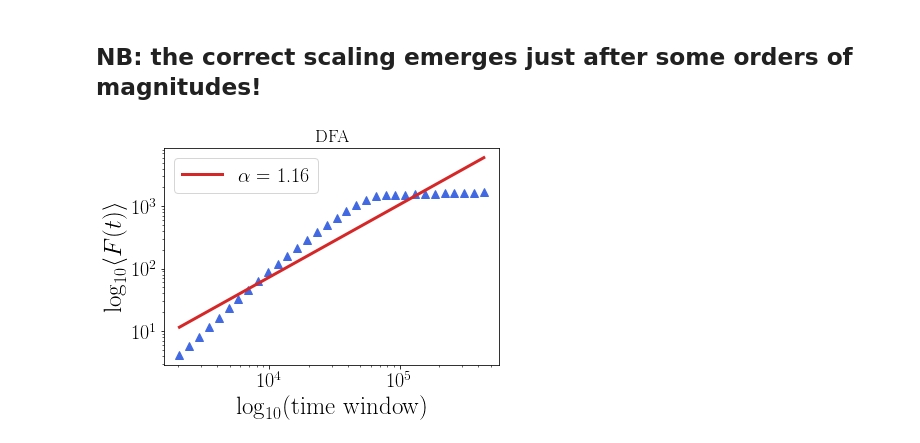
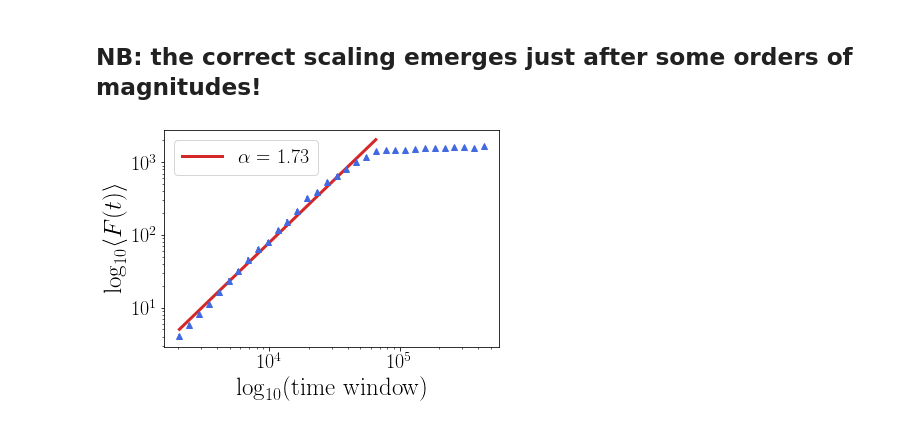
Before and after one commit to benedetta-mariani/dfa, a Jupyter notebook: Applications of DFA to phase transition in a stochastic Wilson Cowan model.ipynb, the cells around one changed output. Saved outputs shown, nothing was run; the diff lists cells and outputs as text; code cells hidden in the pictures.

```diff
--- a/Applications of DFA to phase transition in a stochastic Wilson Cowan model.ipynb
+++ b/Applications of DFA to phase transition in a stochastic Wilson Cowan model.ipynb
@@ -3,7 +8,6 @@
 # %%
 import numpy as np
 import matplotlib.pyplot as plt
-plt.rcParams['font.size'] = 18
 from matplotlib import cm
 # %%
 import matplotlib
@@ -319,6 +216,7 @@ In this region the dfa correctly predicts an exponents of 0, proper of pure osci
 # %% [markdown]
 ## NB: the correct scaling emerges just after some orders of magnitudes!
 # %%
-a,b,c = dfa(msinc,scale_lim = [11,19],show = 1)
+a,b,c,e = dfa(msinc,scale_lim = [11,19], xmin = 14, overlap = 0)
+cc = plot_fluct(a,b,e,show =1, xmin = 11,xmax = 16)
 # %% [output]
-[figure, old version]
+[figure, new version]
```
Also changed, not shown: parts of 18 cells of this notebook, 1 other file.
